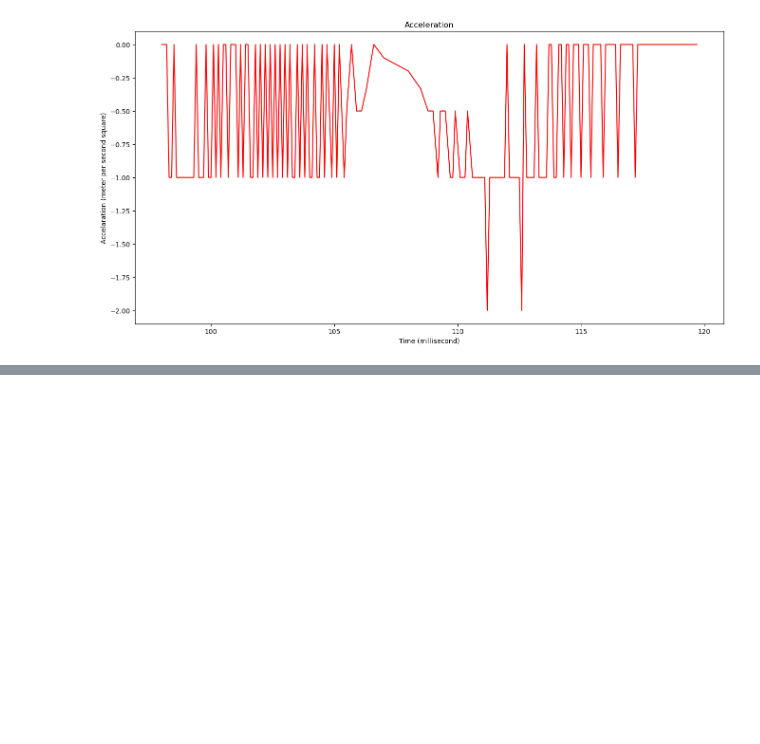
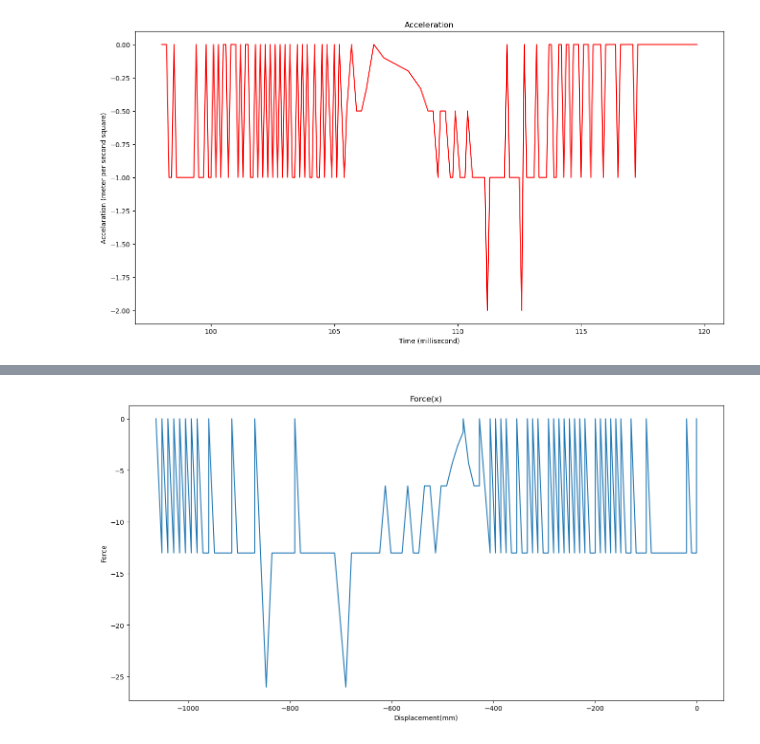
Before and after one commit to SamiOnur/SafetyReports, a Jupyter notebook: Safety02/Safety02.ipynb, the cells around one changed output, grey strips where cells are left out. Saved outputs shown, nothing was run; the diff lists cells and outputs as text; code cells hidden in the pictures; blank space fills up the shorter version.

```diff
--- a/Safety02/Safety02.ipynb
+++ b/Safety02/Safety02.ipynb
@@ -93,0 +110,10 @@ plt.show()
+# %%
+#For Calculation Energy Absorbation , Energy Absorbation is Under the area Force and Displacement Graph
+plt.figure(figsize=(16, 8))
+plt.plot(sum_displacements, impact["Force"])
+plt.xlabel("Displacement(mm)")
+plt.ylabel('Force')
+plt.title("Force(x)")
+plt.show()
+# %% [output]
+[figure, added]
```
Also changed, not shown: parts of 5 cells of this notebook, 2 other files.
